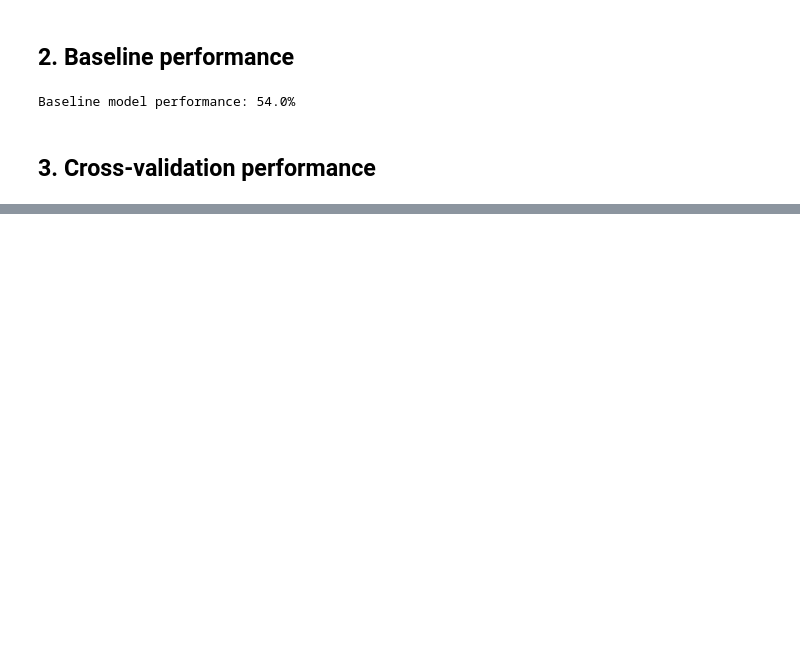
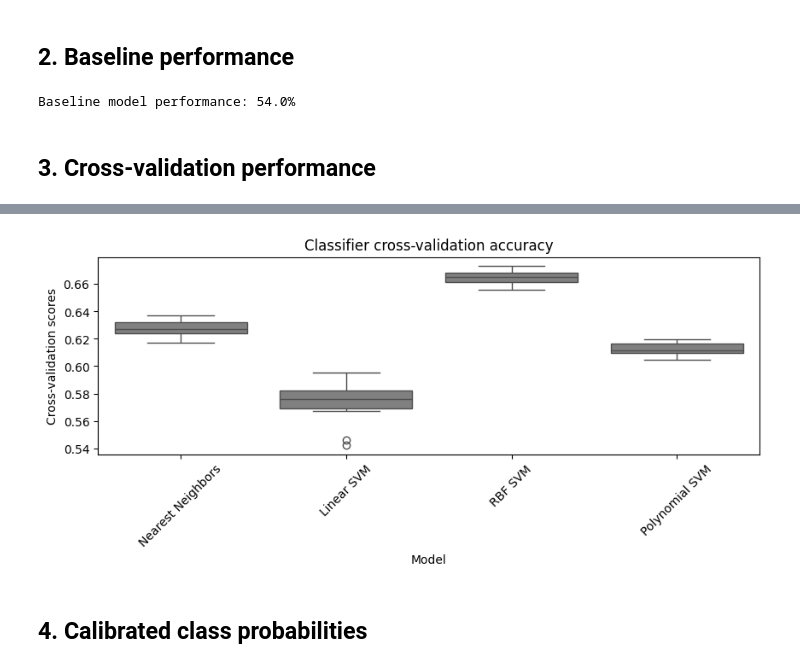
Before and after one commit to gperdrizet/HSCT_survival, a Jupyter notebook: notebooks/04.6-sklearn_classifier_test_results.ipynb, the cells around one changed output, grey strips where cells are left out. Saved outputs shown, nothing was run; the diff lists cells and outputs as text; code cells hidden in the pictures; blank space fills up the shorter version.

```diff
--- a/notebooks/04.6-sklearn_classifier_test_results.ipynb
+++ b/notebooks/04.6-sklearn_classifier_test_results.ipynb
@@ -48,7 +59,11 @@ SyntaxError: f-string: unmatched '[' (310823589.py, line 4)
 # %%
 fig, ax=plt.subplots(1,1, figsize=(10,3))
 
 ax.set_title('Classifier cross-validation accuracy')
-sns.boxplot(results_df, x='Model', y='Cross-validation scores', ax=ax)
+sns.boxplot(results_df, x='Model', y='Cross-validation scores', ax=ax, color='grey')
 ax.tick_params(axis='x', labelrotation=45)
 fig.show()
+# %% [output]
+[figure, added]
+# %% [markdown]
+## 4. Calibrated class probabilities
```
Also changed, not shown: parts of 7 cells of this notebook.
